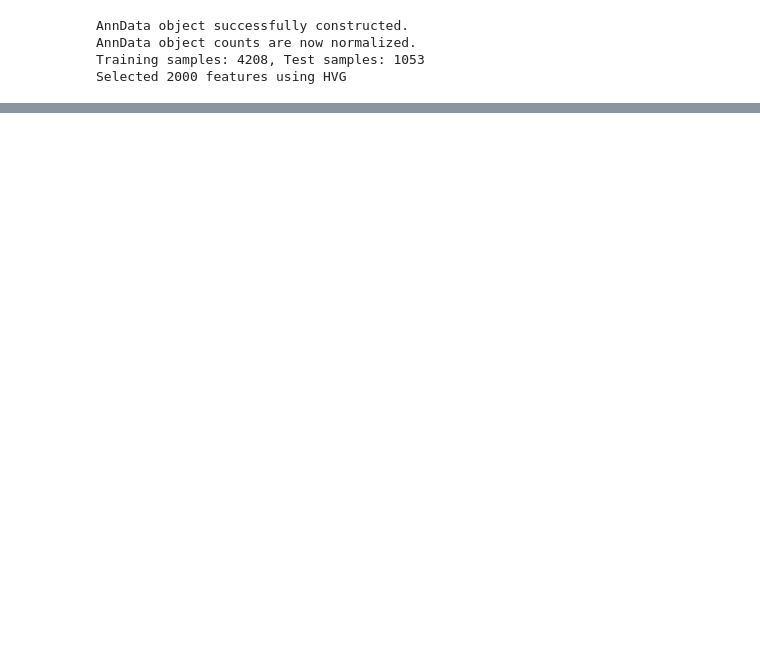
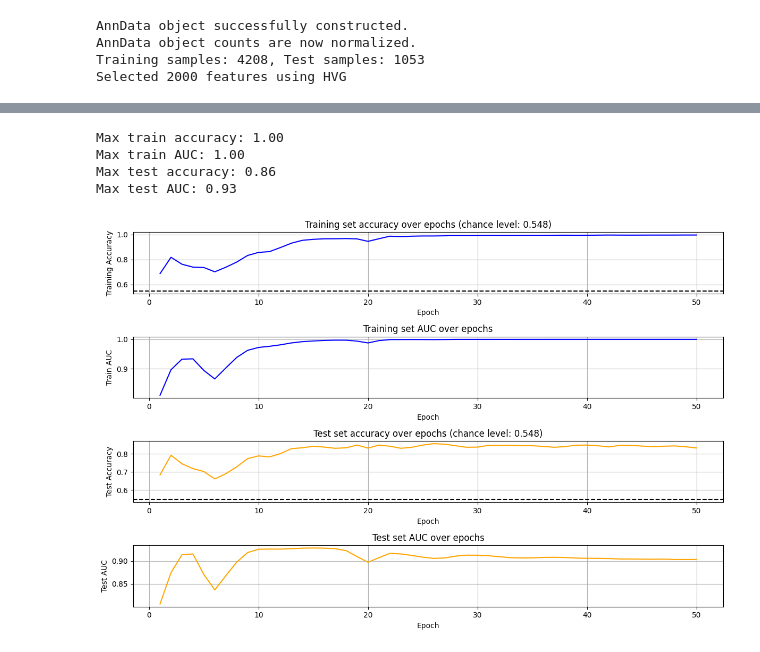
Before and after one commit to dottipr/PAGEpy, a Jupyter notebook: example_notebooks/single_cell_walkthrough.ipynb, the cells around one changed output, grey strips where cells are left out. Drawn from its saved outputs; the diff is of its cells as text; code cells hidden in the pictures; blank space fills up the shorter version.

```diff
--- a/example_notebooks/single_cell_walkthrough.ipynb
+++ b/example_notebooks/single_cell_walkthrough.ipynb
@@ -191,6 +192,25 @@ with open("pso_selected_genes.pkl", "rb") as f:
     pso_genes = pickle.load(f)
 # %%
 # now use this gene list to train a new model, which you can then evaluate
-improved_model = PredAnnModel(current_data, pso_genes, n_epochs=500)
-plot_functions.plot_model_history(improved_model, current_data)
+n_pso_input_features = len(pso_genes)
+
+improved_model = AdvancedNN(
+    # improved_model = SimpleNN(
+    n_input_features=n_pso_input_features,
+    config=config,
+)
+
+# select feature subset and scale data
+x_train, x_test, y_train, y_test = current_data.get_scaled_feature_subset(
+    feature_subset=pso_genes
+)
+
+# Train model
+improved_train_history = improved_model.train(
+    x_train=x_train,
+    y_train=y_train,
+    x_test=x_test,
+    y_test=y_test,
+    **training_params,
+)
 # %% [output]
@@ -214,0 +234,14 @@ max test auc: 0.91
+# %%
+plot_functions.plot_model_history(
+    model_history=improved_train_history,
+    report_frequency=improved_model.config.report_frequency,
+    y_train=y_train,
+    y_test=y_test,
+    save_path=None
+)
+# %% [output]
+Max train accuracy: 1.00
+Max train AUC: 1.00
+Max test accuracy: 0.86
+Max test AUC: 0.93
+[figure, added]
```
Also changed, not shown: parts of 19 cells of this notebook, 10 other files.
